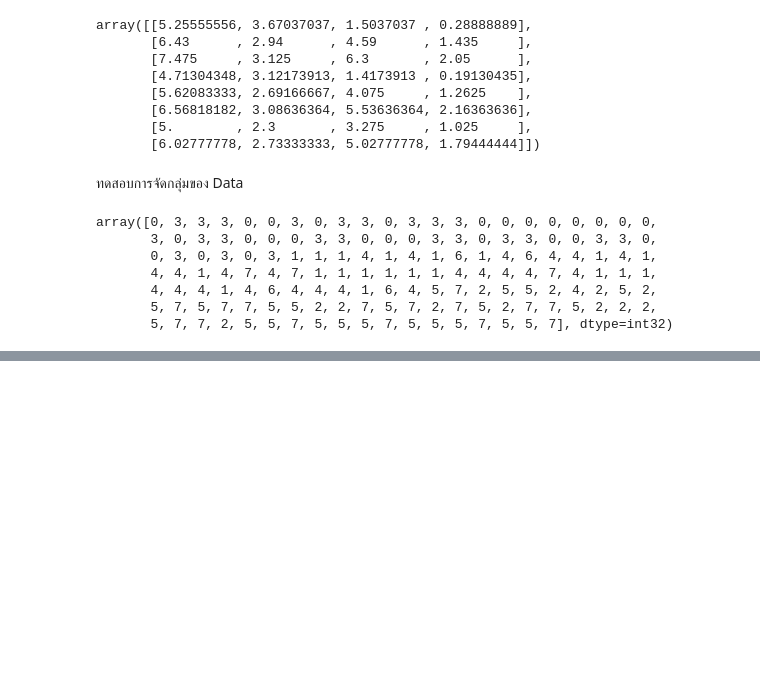
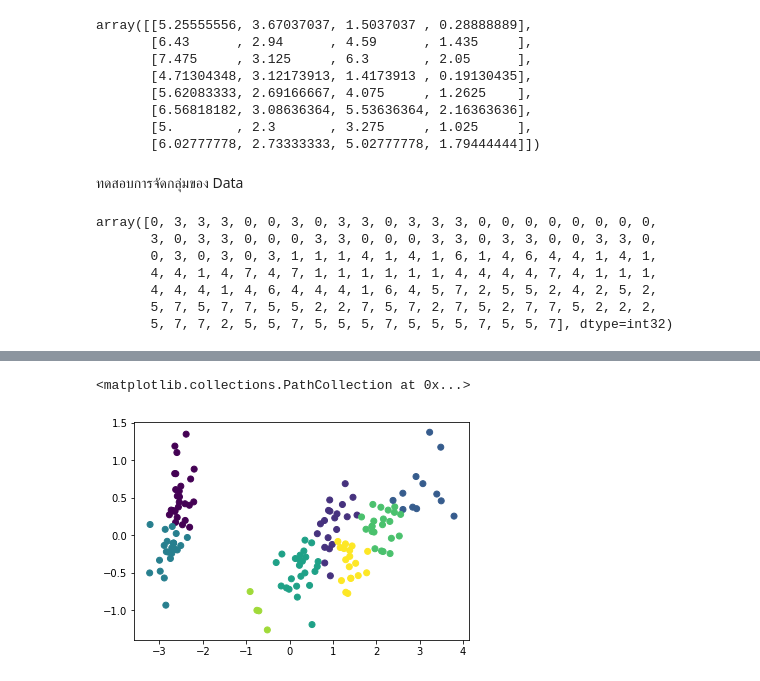
Before and after one commit to jittakorn-ch/multivariate, a Jupyter notebook: Chapter6_Cluster_Analysis.ipynb, the cells around one changed output, grey strips where cells are left out. Saved outputs shown, nothing was run; the diff lists cells and outputs as text; code cells hidden in the pictures; blank space fills up the shorter version.

```diff
--- a/Chapter6_Cluster_Analysis.ipynb
+++ b/Chapter6_Cluster_Analysis.ipynb
@@ -116,0 +104,5 @@ from matplotlib import pyplot as plt
+# %%
+plt.scatter(new_pca[:,0],new_pca[:,1],c=y)
+# %% [output]
+<matplotlib.collections.PathCollection at 0x...>
+[figure, added]
```
Also changed, not shown: parts of 3 cells of this notebook.
